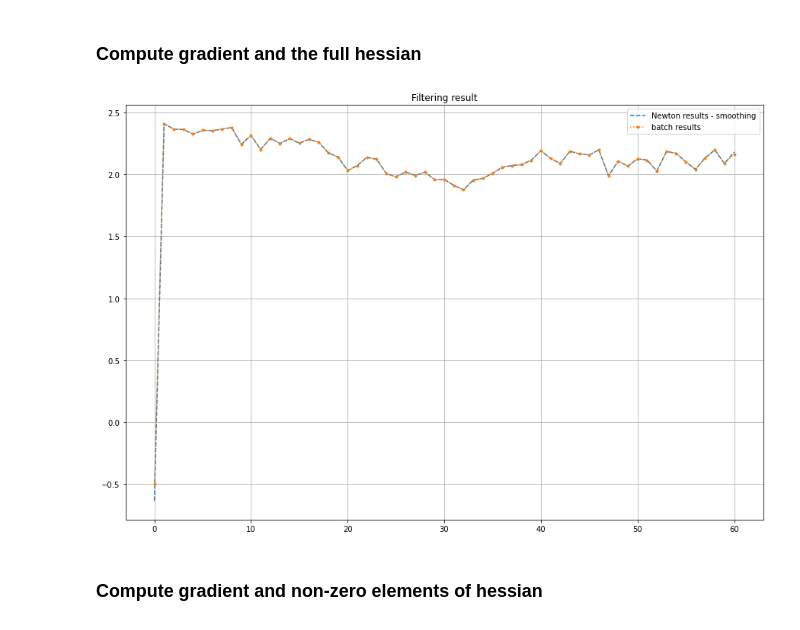
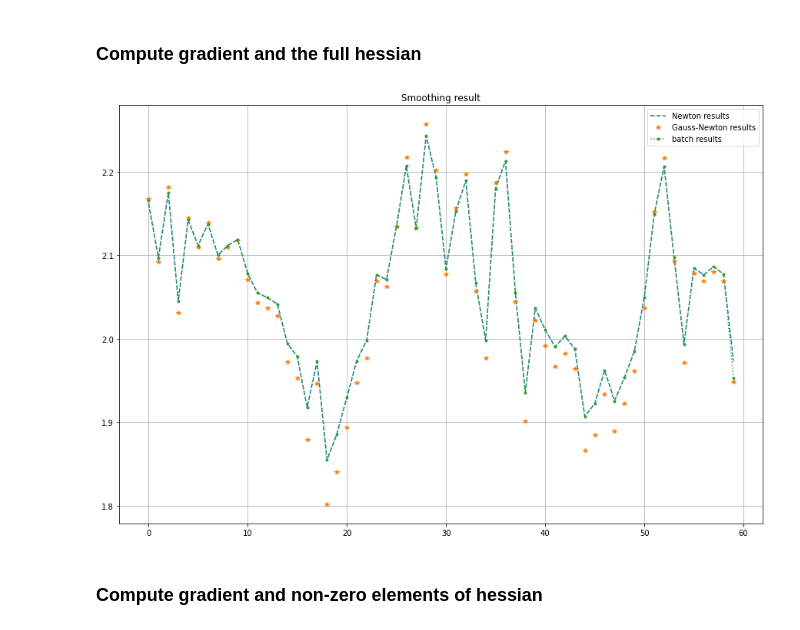
Before and after one commit to hanyas/second-order-smoothers, a Jupyter notebook: notebooks/NewtonFiltering_example1.ipynb, the cells around one changed output. Saved outputs shown, nothing was run; the diff lists cells and outputs as text; code cells hidden in the pictures.

```diff
--- a/notebooks/NewtonFiltering_example1.ipynb
+++ b/notebooks/NewtonFiltering_example1.ipynb
@@ -24,7 +25,7 @@ def measurement_model(xk):
 # %%
 # Get data
 T = 60
-xs = np.zeros((T, 1))
+xs = np.zeros((T+1, 1))
 ys = np.zeros((T, 1))
 sigma = 0.1
 x0 = np.random.normal(loc=0, scale=1)
@@ -35,7 +36,7 @@ for k in range(T):
     r = np.random.normal(loc=0, scale=sigma)
     x = dynamic_model(x) + q
     y = measurement_model(x) + r
-    xs[k] = x
+    xs[k+1] = x
     ys[k] = y
 # %%
 plt.figure()
@@ -54,15 +55,16 @@ initial_states =  MVNStandard(jnp.repeat(jnp.array([[3.]]),T + 1, axis=0),
 transition_model = FunctionalModel(partial(dynamic_model), MVNStandard(jnp.zeros((1,)), Q))
 observation_model = FunctionalModel(partial(measurement_model), MVNStandard(jnp.zeros((1,)), R))
 # %%
-# Filtering - Gauss-Newton
-m0 = dynamic_model(xs[0])
-P0 = Q
+# Gauss-Newton
+m0 = jnp.array([0.])
+P0 = jnp.diag(jnp.array([0.1]))
 init = MVNStandard(m0, P0)
 
-xf = filtering(ys, init, transition_model, observation_model, extended, initial_states)
+filtered_states = filtering(ys, init, transition_model, observation_model, extended, initial_states)
+smoothed_results  = smoothing(transition_model, filtered_states, extended, initial_states)
 # %%
 # Filtering - Newton
-filtered_states_newton = newton_filtering(ys, init, transition_model, observation_model, extended_hessian, initial_states, False)
+filtered_states_newton = newton_filtering(ys, init, transition_model, observation_model, extended_hessian, initial_states, True)
 # %%
 # Smoothing - Newton
 smoothed_states_newton = newton_smoothing(transition_model, filtered_states_newton,  extended, initial_states)
@@ -96,25 +89,25 @@ def LL(predict_trajectory, update_trajectory, z, measurement_fun, dynamic_fun, c
     cost = mvn_loglikelihood(mu_nominal - dynamic_fun(mp_nominal), chol_Q) + mvn_loglikelihood(z - measurement_fun(mu_nominal), chol_R)
     return -cost
 
-def lost_function(x):
+def state_space_cost(x):
     x0 = x[0]
     predict_traj =x[:-1]
     update_traj = x[1:]
     vmapped_fun = jax.vmap(LL, in_axes=[0, 0, 0, None, None, None, None])
     return jnp.sum(vmapped_fun(predict_traj, update_traj, ys, measurement_model, dynamic_model, jnp.linalg.cholesky(Q), jnp.linalg.cholesky(R))) - mvn_loglikelihood(x0 - m0, jnp.linalg.cholesky(P0))
 
-grad = jax.grad(lost_function, argnums=0)(initial_states.mean)
-Hess = jacfwd(jacrev(lost_function))(initial_states.mean)
+grad = jax.grad(state_space_cost, argnums=0)(initial_states.mean)
+Hess = jacfwd(jacrev(state_space_cost))(initial_states.mean)
 # %%
 x_batch = initial_states.mean - jax.numpy.linalg.tensorsolve(Hess, grad)
 # %%
 plt.figure(figsize=(15,10))
-plt.plot(smoothed_states_newton.mean, "--", label="Newton results - smoothing" )
-# plt.plot(xf.mean, "*", label = "Gauss-Newton results")
-plt.plot(x_batch, ".:", label = "batch results")
-plt.title("Filtering result")
+plt.plot(smoothed_states_newton.mean[1:], "--", label="Newton results" )
+plt.plot(smoothed_results.mean[1:], "*", label = "Gauss-Newton results")
+plt.plot(x_batch[1:], ".:", label = "batch results")
+plt.title("Smoothing result")
 plt.grid()
 plt.legend();
 # %% [output]
-[figure, old version]
+[figure, new version]
 # %%
```
Also changed, not shown: parts of 4 cells of this notebook.
